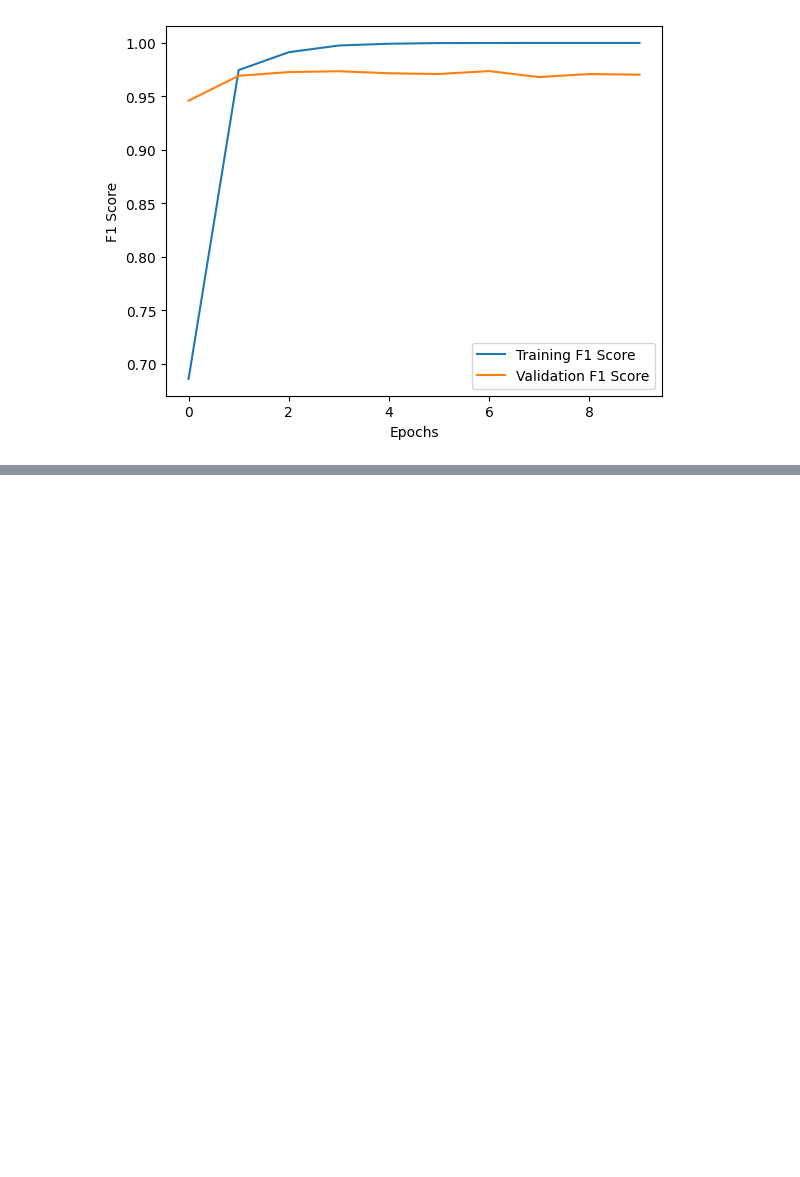
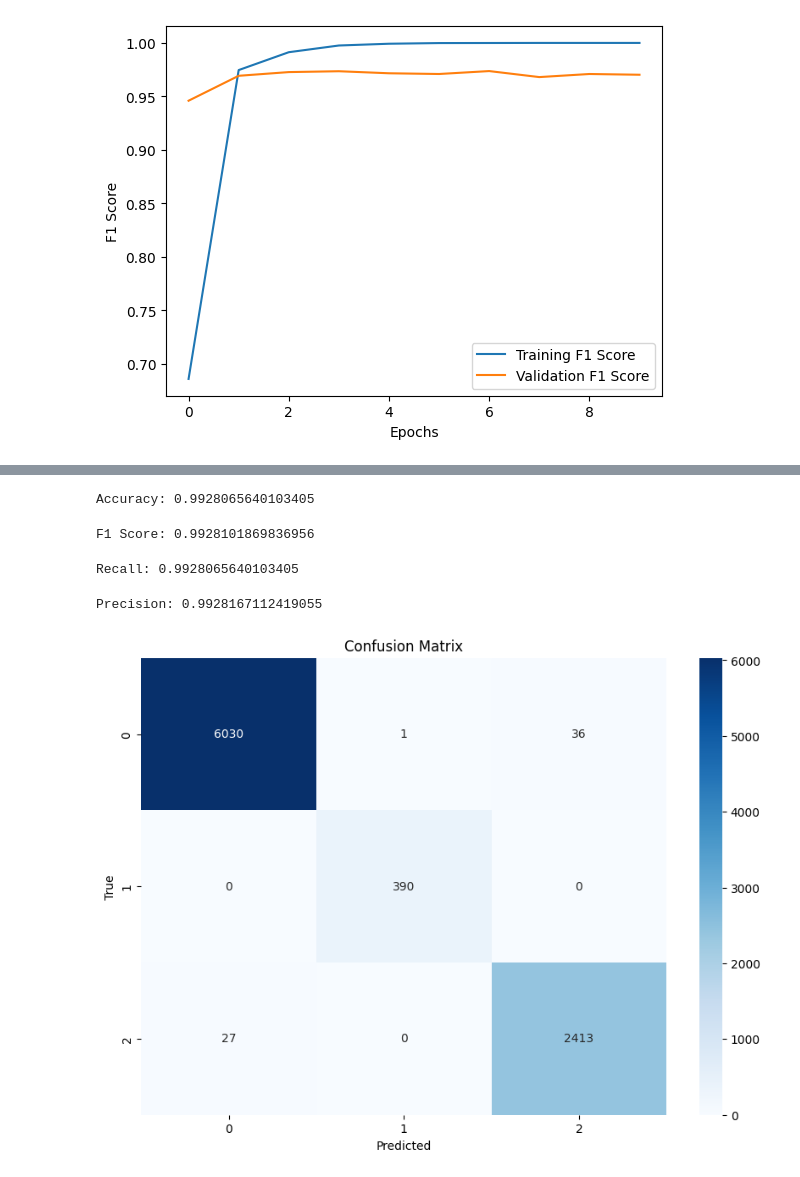
Before and after one commit to nightsinker/TSAP-UberEats, a Jupyter notebook: Data_Merge/IT2394_222197Y_Modelling.ipynb, the cells around one changed output, grey strips where cells are left out. Saved outputs shown, nothing was run; the diff lists cells and outputs as text; code cells hidden in the pictures; blank space fills up the shorter version.

```diff
--- a/Data_Merge/IT2394_222197Y_Modelling.ipynb
+++ b/Data_Merge/IT2394_222197Y_Modelling.ipynb
@@ -589,0 +611,19 @@ plt.show()
+# %%
+import ast
+# convert string representations of lists in 'cleaned_text' back to actual lists
+df_test['cleaned_text_list'] = df['cleaned_text'].apply(ast.literal_eval)
+
+# convert lists in 'cleaned_text_list' to strings
+df_test['cleaned_text_str'] = df['cleaned_text_list'].apply(' '.join)
+# %%
+# initialize TF-IDF vectorizer
+vectorizer = TfidfVectorizer()
+# %%
+# convert 'cleaned_text_str' into TF-IDF vectors
+X_val = vectorizer.fit_transform(df_test['cleaned_text_str'])
+
+# use 'sentiment' as target
+y_val = df_test['sentiment']
+# %%
+# Use the SVM model to make predictions
+df_test['predicted_sentiment'] = svm_model_over.predict(X_val)
@@ -589,0 +639,32 @@ plt.show()
+# %%
+# Evaluate the accuracy
+accuracy = accuracy_score(y_val, df_test['predicted_sentiment'])
+print('Accuracy:', accuracy)
+# %% [output]
+Accuracy: 0.9928065640103405
+# %%
+f1 = f1_score(y_val, df_test['predicted_sentiment'], average='weighted')
+print('F1 Score:', f1)
+# %% [output]
+F1 Score: 0.9928101869836956
+# %%
+recall = recall_score(y_val, df_test['predicted_sentiment'], average='weighted')
+print('Recall:', recall)
+# %% [output]
+Recall: 0.9928065640103405
+# %%
+precision = precision_score(y_val, df_test['predicted_sentiment'], average='weighted')
+print('Precision:', precision)
+# %% [output]
+Precision: 0.9928167112419055
+# %%
+confusion = confusion_matrix(y_val, df_test['predicted_sentiment'])
+
+plt.figure(figsize=(10,7))
+sns.heatmap(confusion, annot=True, fmt='d', cmap='Blues')
+plt.xlabel('Predicted')
+plt.ylabel('True')
+plt.title('Confusion Matrix')
+plt.show()
+# %% [output]
+[figure, added]
```
Also changed, not shown: parts of 4 cells of this notebook, 1 other file.
